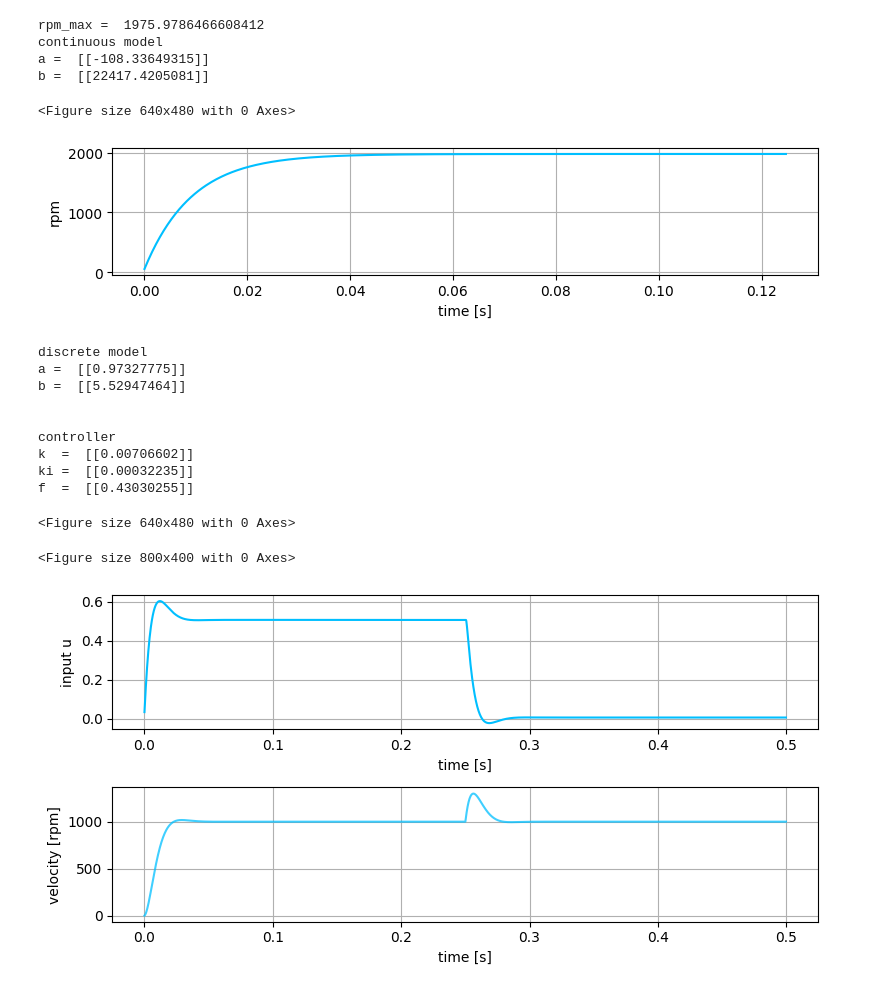
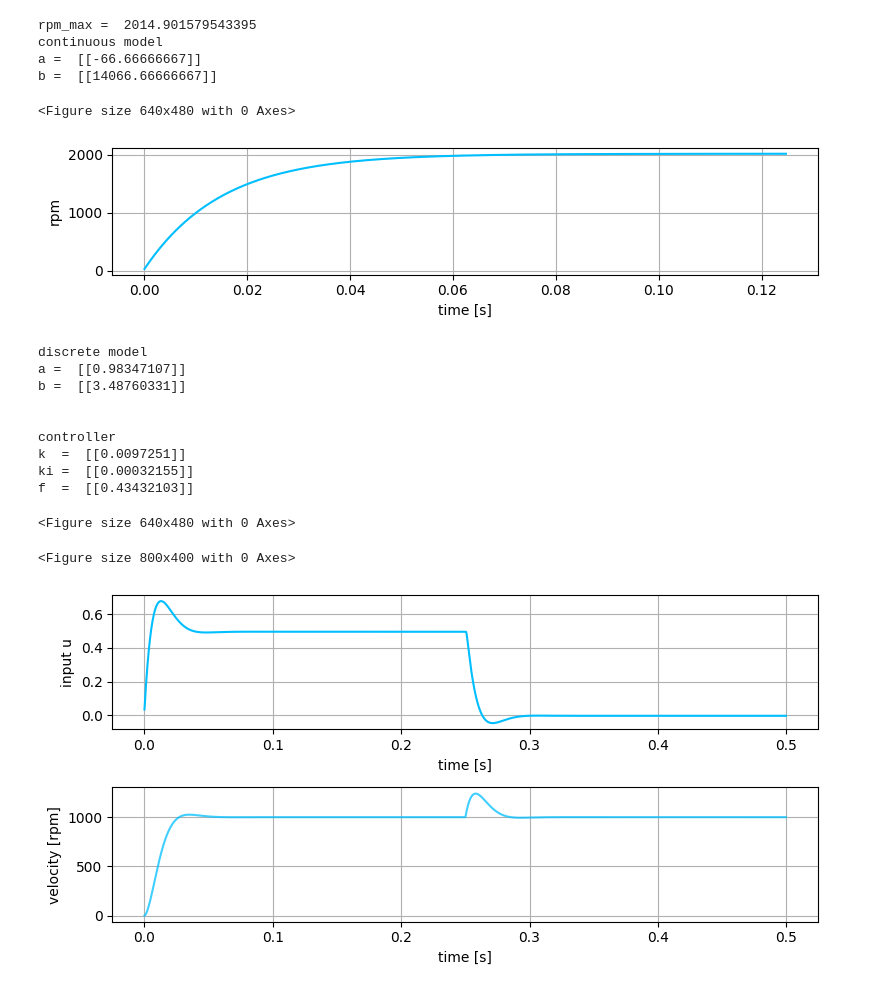
Before and after one commit to michalnand/motoko_ice_dragon_x, a Jupyter notebook: simulations/motor_controller/lqg_discrete.ipynb, the cells around one changed output. Cells and saved outputs as stored; diff of their text form; code cells hidden in the pictures.

```diff
--- a/simulations/motor_controller/lqg_discrete.ipynb
+++ b/simulations/motor_controller/lqg_discrete.ipynb
@@ -30,11 +30,20 @@ rad_var     =  1.438
 tau         =  18.461
 '''
 
-
+'''
 u_max       = 1.0
 k          =  206.924
 rad_var     =  1.438
-tau         =  18.461/2
+#tau         =  18.461
+tau         =  34
+'''
+
+u_max       = 1.0
+k           =  211
+rad_var     =  1.438
+tau         =  15
+
+
 
 
 
@@ -60,37 +69,37 @@ print()
 
 
 #create dynamical system
 ds = LibsControl.DynamicalSystem(mat_a, mat_b, mat_c, dt)
 
 
 #compute step response
 t_result = []
 u_result = []
 x_result = []
 
 
 for n in range(500):
 
     # unit step as input
     u = numpy.ones((1, 1))
 
     x, _ = ds.forward_state(u)
 
     t_result.append(n*dt)
     x_result.append(x[:, 0])
 
 t_result = numpy.array(t_result)
 x_result = numpy.array(x_result)
 
 #plot result
 LibsControl.plot_open_loop_response(t_result, x_result*60.0/(2.0*numpy.pi), file_name = "step_response.png", labels = ["rpm"])
 # %% [output]
-rpm_max =  1975.9786466608412
+rpm_max =  2014.901579543395
 continuous model
-a =  [[-108.33649315]]
-b =  [[22417.4205081]]
+a =  [[-66.66666667]]
+b =  [[14066.66666667]]
 <Figure size 640x480 with 0 Axes>
-[figure, old version]
+[figure, new version]
 # %%
 
 
@@ -122,14 +131,14 @@ print("ki = ", lqg.ki)
 print("f  = ", lqg.f)
 # %% [output]
 discrete model
-a =  [[0.97327775]]
-b =  [[5.52947464]]
+a =  [[0.98347107]]
+b =  [[3.48760331]]
 
 
 controller
-k  =  [[0.00706602]]
-ki =  [[0.00032235]]
-f  =  [[0.43030255]]
+k  =  [[0.0097251]]
+ki =  [[0.00032155]]
+f  =  [[0.43432103]]
 # %%
 
 #process simulation
@@ -202,4 +211,4 @@ LibsControl.plot_closed_loop_response(t_result, u_result, x_result, x_hat = None
 # %% [output]
 <Figure size 640x480 with 0 Axes>
 <Figure size 800x400 with 0 Axes>
-[figure, old version]
+[figure, new version]
```
Also changed, not shown: 5 other files.
